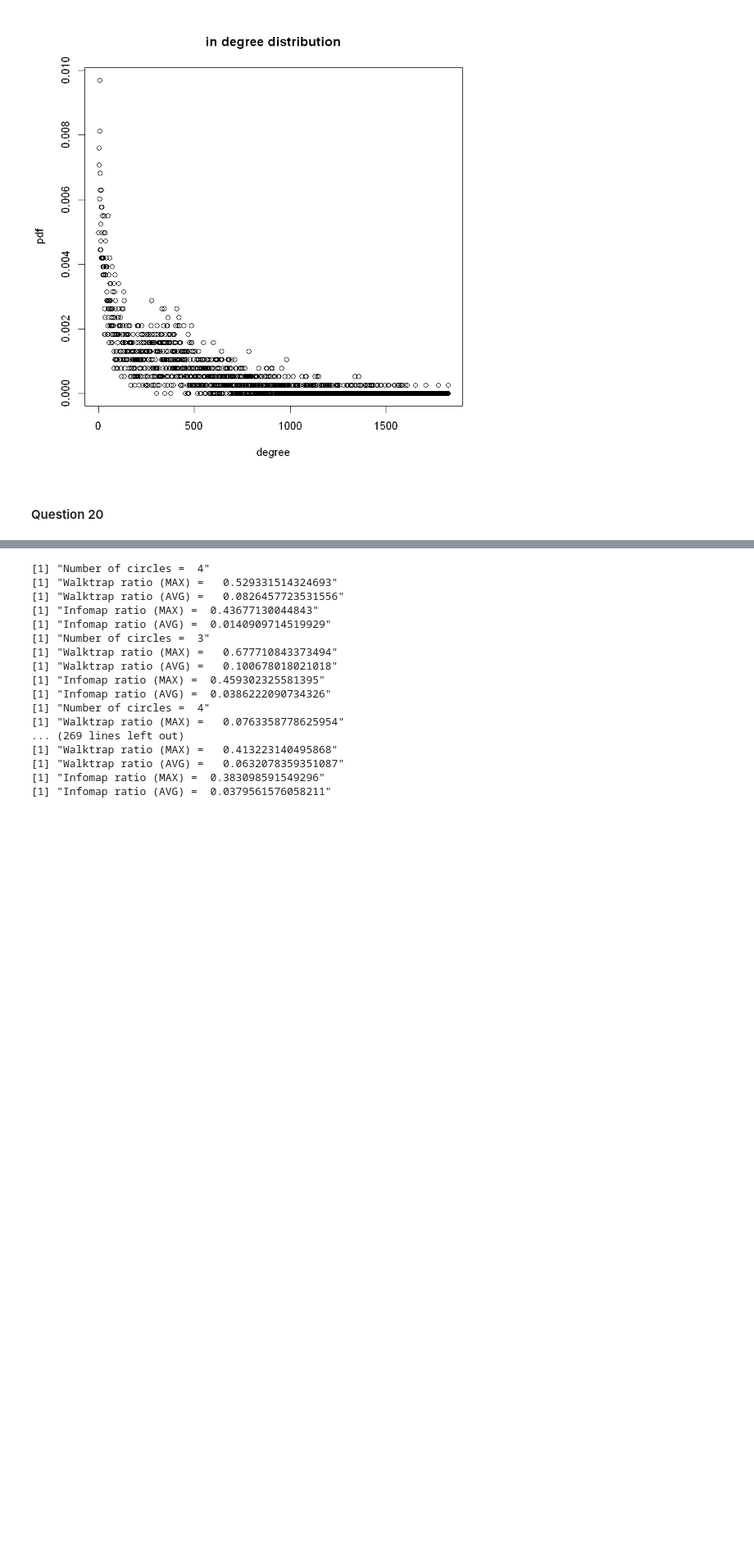
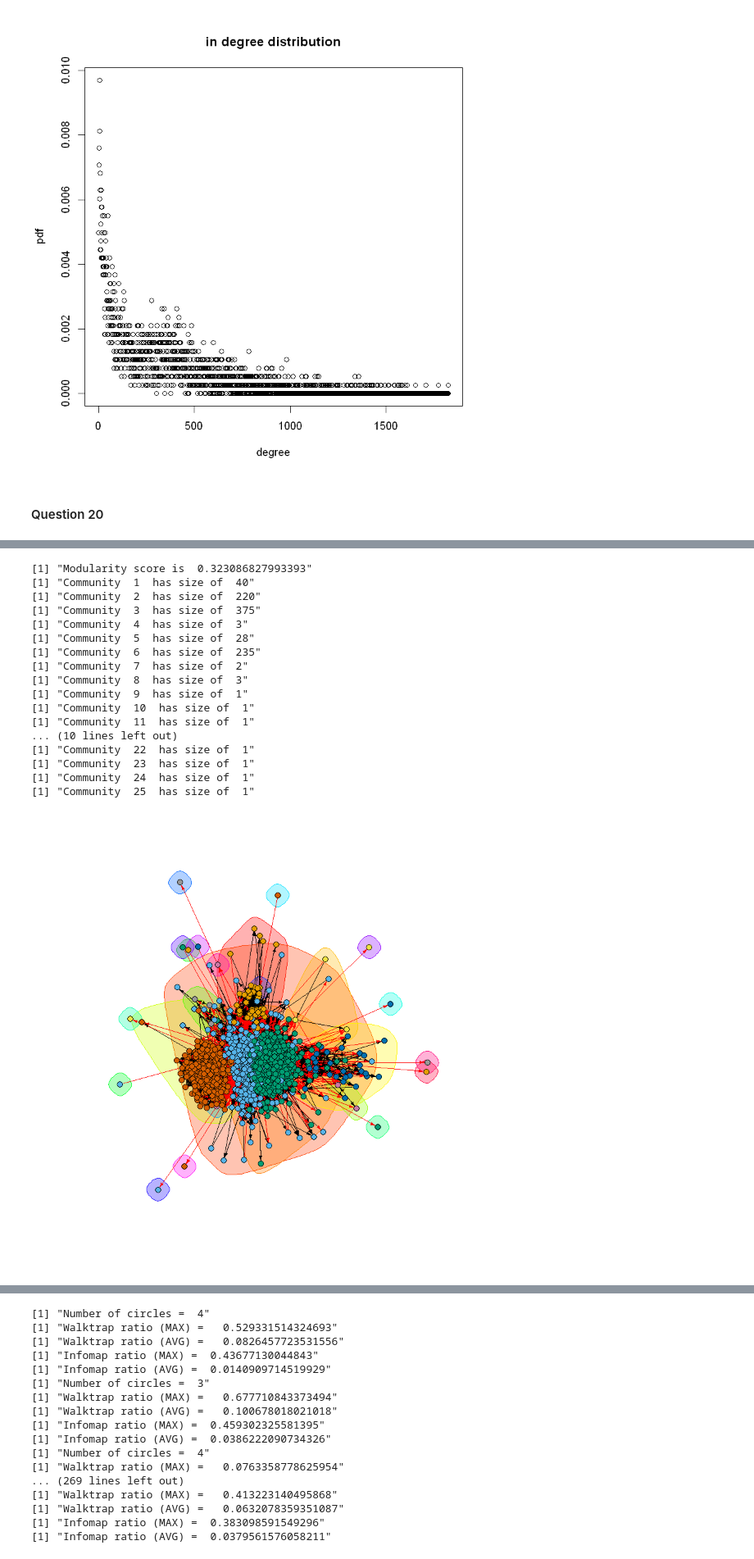
Before and after one commit to popo0293/232-P2, a Jupyter notebook: Part2.ipynb, the cells around one changed output, grey strips where cells are left out. Shown at 82% size. Drawn from its saved outputs; the diff is of its cells as text; code cells hidden in the pictures; blank space fills up the shorter version.

```diff
--- a/Part2.ipynb
+++ b/Part2.ipynb
@@ -50,0 +65,29 @@ print(paste("Modularity score is ", modularity(walk1)))
+# %%
+walk2 = walktrap.community(g2)
+print(paste("Modularity score is ", modularity(walk2)))
+
+plot(walk2 , g2, vertex.label=NA, vertex.size=4, edge.arrow.size=.3)
+
+com_size = sizes(walk2)
+for (i in 1:length(walk2)){
+    print(paste("Community ", i," has size of ", com_size[i]))
+}
+# %% [output]
+[1] "Modularity score is  0.323086827993393"
+[1] "Community  1  has size of  40"
+[1] "Community  2  has size of  220"
+[1] "Community  3  has size of  375"
+[1] "Community  4  has size of  3"
+[1] "Community  5  has size of  28"
+[1] "Community  6  has size of  235"
+[1] "Community  7  has size of  2"
+[1] "Community  8  has size of  3"
+[1] "Community  9  has size of  1"
+[1] "Community  10  has size of  1"
+[1] "Community  11  has size of  1"
+... (10 lines left out)
+[1] "Community  22  has size of  1"
+[1] "Community  23  has size of  1"
+[1] "Community  24  has size of  1"
+[1] "Community  25  has size of  1"
+[figure, added]
```
Also changed, not shown: parts of 5 cells of this notebook.
